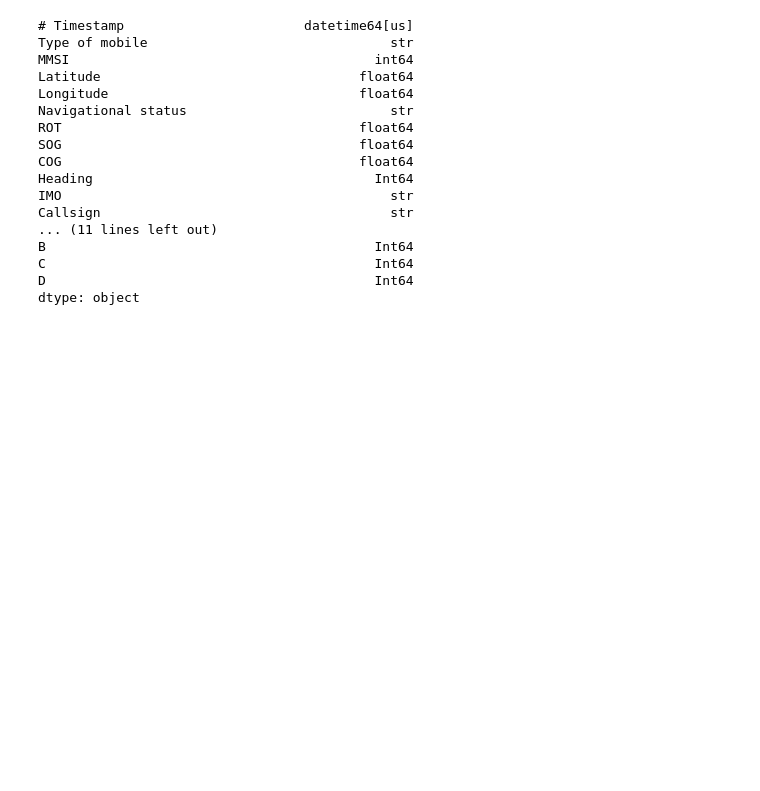
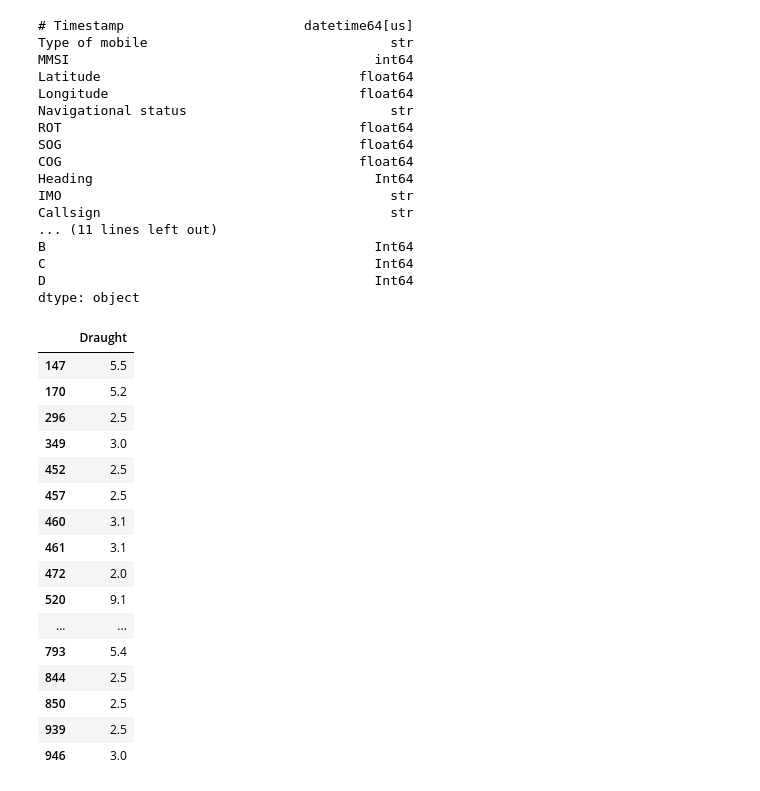
Before and after one commit to pauliusB20/big-data-analysis, a Jupyter notebook: notebooks/PauliusB/eda.ipynb, the cells around one changed output. Drawn from its saved outputs; the diff is of its cells as text; code cells hidden in the pictures; blank space fills up the shorter version.

```diff
--- a/notebooks/PauliusB/eda.ipynb
+++ b/notebooks/PauliusB/eda.ipynb
@@ -9,7 +9,7 @@ LIMIT = 1000
 # %%
 conn = duckdb.connect()
 ship_data = conn.execute(f"""
-    SELECT * FROM read_csv_auto("aisdk-2025-02-28.csv") LIMIT {LIMIT}
+    SELECT * FROM read_csv_auto("../../../aisdk-2025-02-28.csv") LIMIT {LIMIT}
 """).df()
 
 ship_data
@@ -115,3 +115,23 @@ B                                          Int64
 C                                          Int64
 D                                          Int64
 dtype: object
+# %%
+ship_data[["Draught"]].dropna()
+# %% [output]
+|  | Draught |
+| 147 | 5.5 |
+| 170 | 5.2 |
+| 296 | 2.5 |
+| 349 | 3.0 |
+| 452 | 2.5 |
+| 457 | 2.5 |
+| 460 | 3.1 |
+| 461 | 3.1 |
+| 472 | 2.0 |
+| 520 | 9.1 |
+| ... | ... |
+| 793 | 5.4 |
+| 844 | 2.5 |
+| 850 | 2.5 |
+| 939 | 2.5 |
+| 946 | 3.0 |
```
Also changed, not shown: 1 other file.
